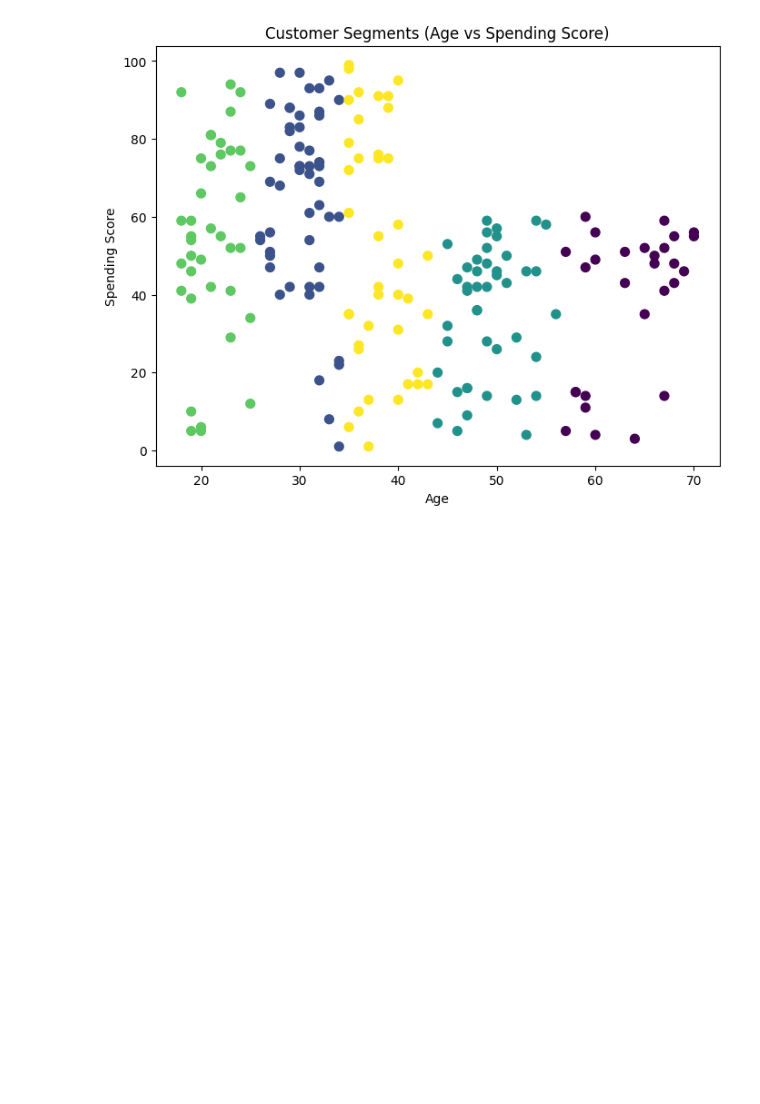
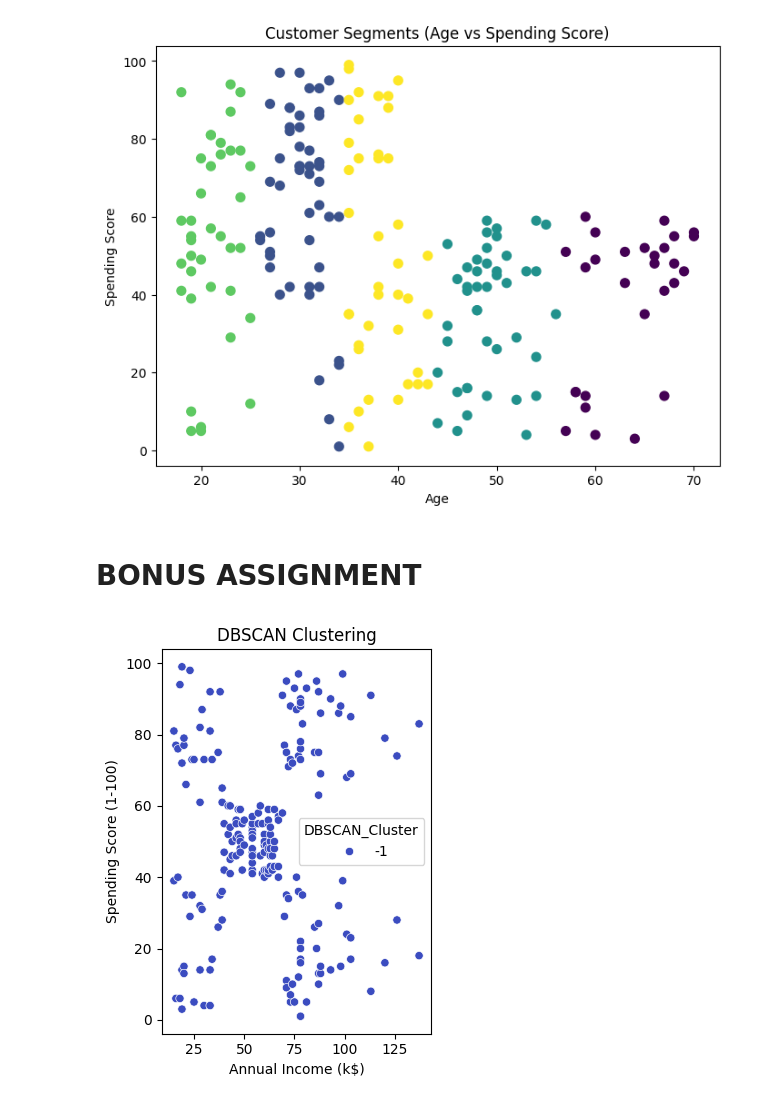
Before and after one commit to NIlesh-Thamke/Machine-Learning-Practicals, a Jupyter notebook: ML_Pract5.ipynb, the cells around one changed output. Cells and saved outputs as stored; diff of their text form; code cells hidden in the pictures; blank space fills up the shorter version.

```diff
--- a/ML_Pract5.ipynb
+++ b/ML_Pract5.ipynb
@@ -57,3 +56,5 @@ plt.ylabel('Spending Score')
 plt.show()
 # %% [output]
 [figure]
+# %% [markdown]
+# **BONUS ASSIGNMENT**
@@ -59,0 +66,18 @@ plt.show()
+# %%
+X_dbscan = data[['Annual Income (k$)', 'Spending Score (1-100)']]
+# %%
+plt.subplot(1, 2, 2)
+dbscan = DBSCAN(eps=0.5, min_samples=5)  # Adjust eps and min_samples as needed
+data['DBSCAN_Cluster'] = dbscan.fit_predict(X_dbscan)
+
+# Now you can create the scatterplot
+plt.subplot(1, 2, 2)
+sns.scatterplot(x=data['Annual Income (k$)'], y=data['Spending Score (1-100)'], hue=data['DBSCAN_Cluster'], palette='coolwarm')
+plt.title("DBSCAN Clustering")
+plt.xlabel("Annual Income (k$)")
+plt.ylabel("Spending Score (1-100)")
+
+plt.tight_layout()
+plt.show()
+# %% [output]
+[figure, added]
```
Also changed, not shown: parts of 3 cells of this notebook.
